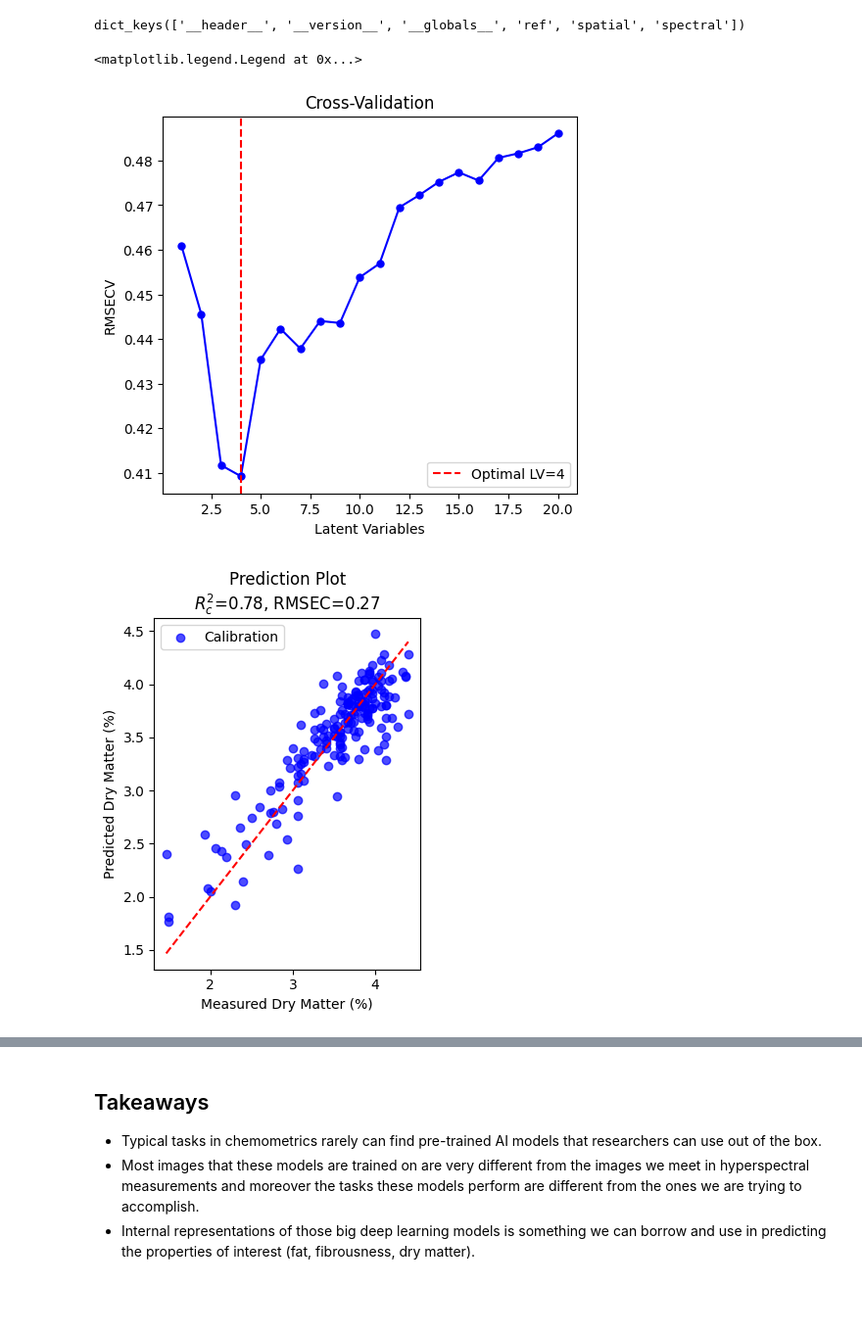
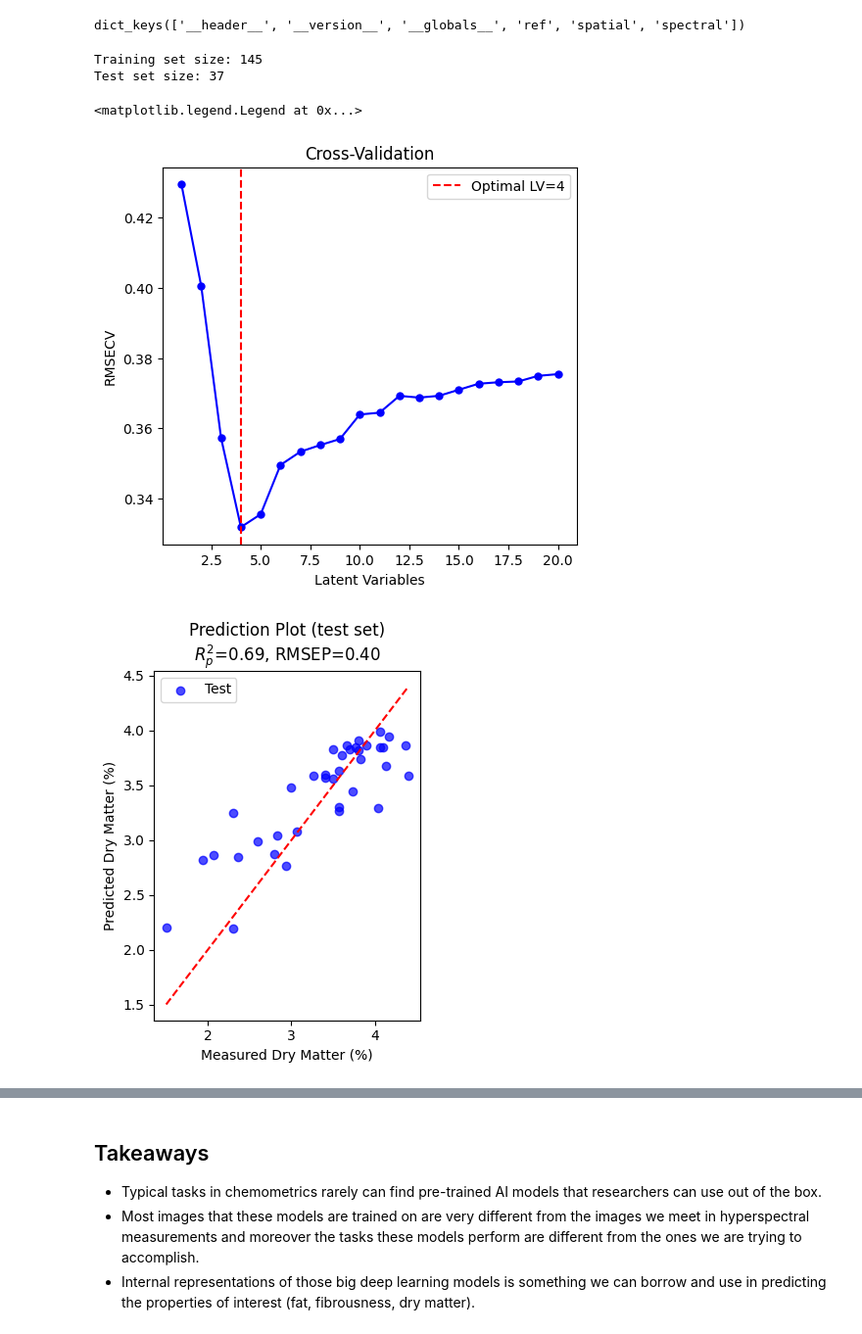
Before and after one commit to LizaGenke/Chemometric-approaches-to-hyperspectral-processing, a Jupyter notebook: 2026/using_pretrained_ai.ipynb, the cells around one changed output, grey strips where cells are left out. Shown at 98% size. Saved outputs shown, nothing was run; the diff lists cells and outputs as text; code cells hidden in the pictures; blank space fills up the shorter version.

```diff
--- a/2026/using_pretrained_ai.ipynb
+++ b/2026/using_pretrained_ai.ipynb
@@ -408,17 +397,39 @@ mat.keys()
 (182, 1)
 dict_keys(['__header__', '__version__', '__globals__', 'ref', 'spatial', 'spectral'])
 # %%
+from sklearn.model_selection import train_test_split
+
 X_spatial = mat["spatial"]
 X_spectral = mat["spectral"]
-y = mat["ref"]
+y = mat["ref"].ravel()
+
+# One train/test split for all models below, so their test results are comparable
+X_spatial_train, X_spatial_test, X_spectral_train, X_spectral_test, y_train, y_test = train_test_split(
+    X_spatial, X_spectral, y, test_size=0.2, random_state=42)
+print(f"Training set size: {len(y_train)}")
+print(f"Test set size: {len(y_test)}")
+
+# Autoscale each block on the training set
+spatial_scaler = StandardScaler().fit(X_spatial_train)
+spectral_scaler = StandardScaler().fit(X_spectral_train)
+X_spatial_train, X_spatial_test = spatial_scaler.transform(X_spatial_train), spatial_scaler.transform(X_spatial_test)
+X_spectral_train, X_spectral_test = spectral_scaler.transform(X_spectral_train), spectral_scaler.transform(X_spectral_test)
+
+# Stack the spatial and spectral features side by side
+X_stacked_train = np.hstack([X_spatial_train, X_spectral_train])
+X_stacked_test = np.hstack([X_spatial_test, X_spectral_test])
+
 max_lv = 20
 rmsecv_scores = []
+# %% [output]
+Training set size: 145
+Test set size: 37
 # %%
 for lv in range(1, max_lv + 1):
-    pls = PLSRegression(n_components=lv)
-    # 5-fold cross-validation
-    y_pred_cv = cross_val_predict(pls, X_spatial, y, cv=5)
-    rmsecv = np.sqrt(mean_squared_error(y, y_pred_cv))
+    pls = PLSRegression(n_components=lv, scale=False)
+    # 5-fold cross-validation on the training set
+    y_pred_cv = cross_val_predict(pls, X_stacked_train, y_train, cv=5)
+    rmsecv = np.sqrt(mean_squared_error(y_train, y_pred_cv))
     rmsecv_scores.append(rmsecv)
 
 optimal_lv = np.argmin(rmsecv_scores) + 1
@@ -433,26 +444,26 @@ plt.title('Cross-Validation')
 plt.legend()
 # %% [output]
 <matplotlib.legend.Legend at 0x...>
-[figure, old version]
+[figure, new version]
 # %%
-pls_final = PLSRegression(n_components=optimal_lv)
-pls_final.fit(X_spatial, y)
-y_pred = pls_final.predict(X_spatial).flatten()
+pls_stacked = PLSRegression(n_components=optimal_lv, scale=False)
+pls_stacked.fit(X_stacked_train, y_train)
+y_pred_stacked = pls_stacked.predict(X_stacked_test).ravel()
 # %%
-rmsec = np.sqrt(mean_squared_error(y, y_pred))
-r2c = r2_score(y, y_pred)
+rmsep = np.sqrt(mean_squared_error(y_test, y_pred_stacked))
+r2p = r2_score(y_test, y_pred_stacked)
 
 plt.subplot(1, 2, 2)
-plt.scatter(y, y_pred, alpha=0.7, c='blue', label='Calibration')
-plt.plot([y.min(), y.max()], [y.min(), y.max()], 'r--')
+plt.scatter(y_test, y_pred_stacked, alpha=0.7, c='blue', label='Test')
+plt.plot([y_test.min(), y_test.max()], [y_test.min(), y_test.max()], 'r--')
 plt.xlabel('Measured Dry Matter (%)')
 plt.ylabel('Predicted Dry Matter (%)')
-plt.title(f'Prediction Plot\n$R^2_c$={r2c:.2f}, RMSEC={rmsec:.2f}')
+plt.title(f'Prediction Plot (test set)\n$R^2_p$={r2p:.2f}, RMSEP={rmsep:.2f}')
 plt.legend()
 plt.tight_layout()
 plt.show()
 # %% [output]
-[figure, old version]
+[figure, new version]
 # %% [markdown]
 ### Fusion of spectral and spatial features
 
```
Also changed, not shown: parts of 22 cells of this notebook.
